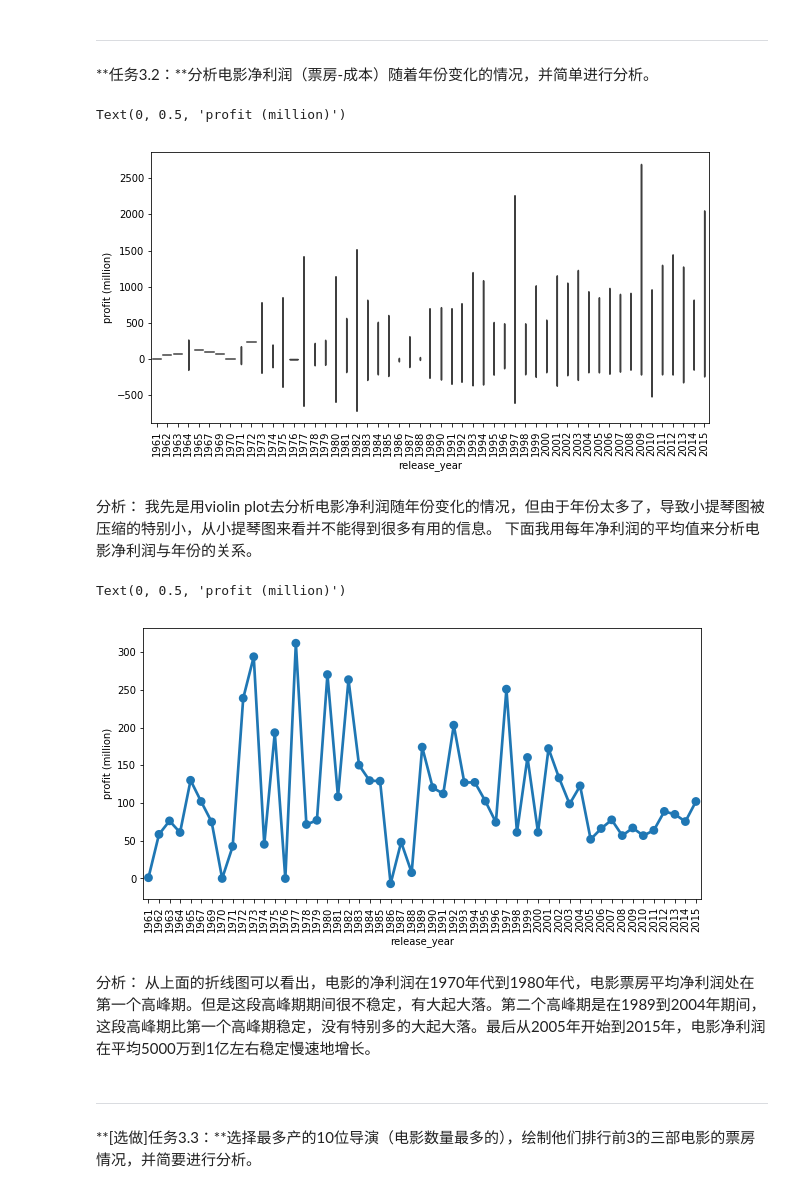
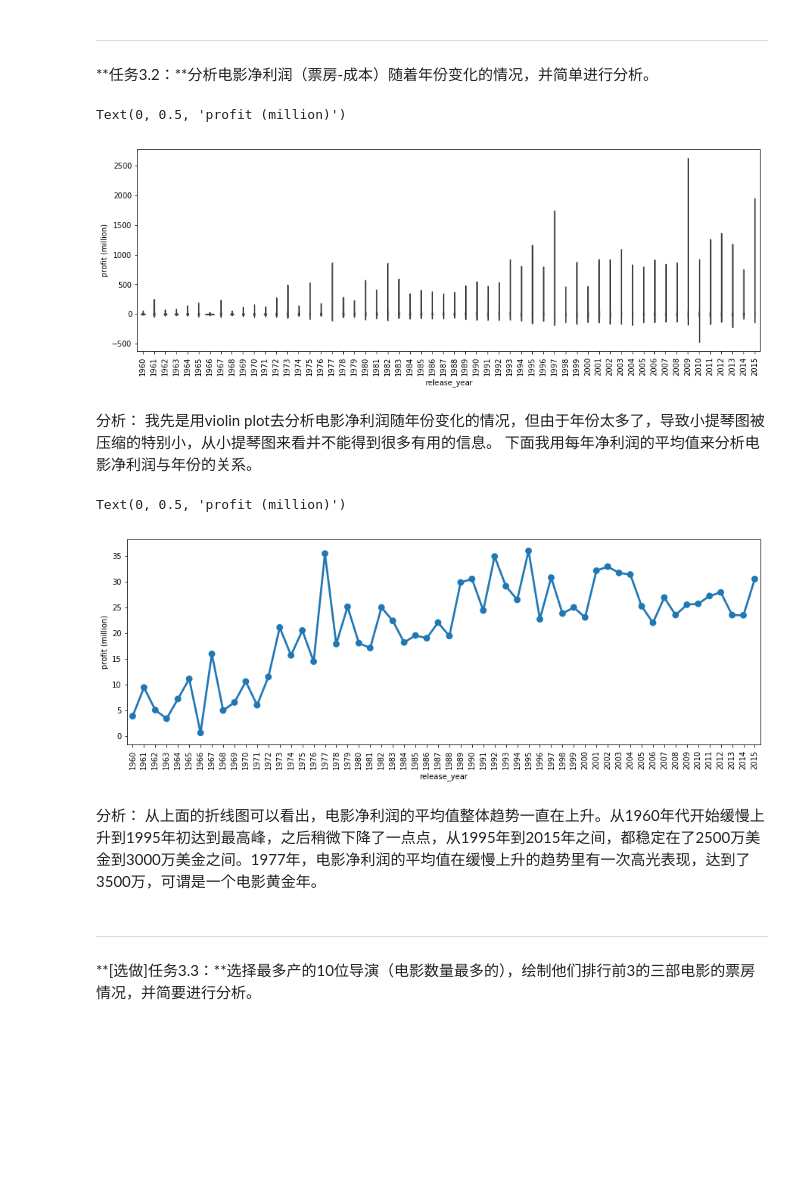
Before and after one commit to lostsonsun/udacity, a Jupyter notebook: P2_Explore_Movie_Dataset/Explore Movie Dataset.ipynb, the cells around one changed output. Cells and saved outputs as stored; diff of their text form; code cells hidden in the pictures; blank space fills up the shorter version.

```diff
--- a/P2_Explore_Movie_Dataset/Explore Movie Dataset.ipynb
+++ b/P2_Explore_Movie_Dataset/Explore Movie Dataset.ipynb
@@ -81,6 +81,6 @@ movie_data.describe()
 任务：使用适当的方法来清理空值，并将得到的数据保存。
 # %%
 #用clean_md来保存清理完成的数据
-clean_md = movie_data.dropna()
-clean_md
+clean_md = movie_data.replace([None], 'Unknown')
+clean_md.info()
 # %% [output]
@@ -234,15 +233,15 @@ sb.barplot(y = most_popular_movies['original_title'], x = most_popular_movies['p
 # %%
 #求出利润，单位换算为百万
 profit = (clean_md['revenue'] -  clean_md['budget'])/(10 ** 6)
 
-plt.figure(figsize = [10, 5])
+plt.figure(figsize = [15, 5])
 
 sb.violinplot(data = clean_md, x = 'release_year', y = profit, color = base_color, inner = None)
 plt.xticks(rotation = 90)
 plt.ylabel('profit (million)')
 # %% [output]
 Text(0, 0.5, 'profit (million)')
-[figure, old version]
+[figure, new version]
 # %% [markdown]
 分析：
 我先是用violin plot去分析电影净利润随年份变化的情况，但由于年份太多了，导致小提琴图被压缩的特别小，从小提琴图来看并不能得到很多有用的信息。
@@ -254,16 +253,16 @@ average_budget = clean_md.groupby(['release_year']).budget.agg('mean')
 average_profit = (average_revenue - average_budget) / (10 ** 6)
 
 #画出净利润的平均值与年份的折线图
-plt.figure(figsize = [10, 5])
+plt.figure(figsize = [15, 5])
 sb.pointplot(x = average_profit.index, y = average_profit)
 plt.xticks(rotation = 90)
 plt.ylabel('profit (million)')
 # %% [output]
 Text(0, 0.5, 'profit (million)')
-[figure, old version]
+[figure, new version]
-# %% [markdown]
-分析：
-从上面的折线图可以看出，电影的净利润在1970年代到1980年代，电影票房平均净利润处在第一个高峰期。但是这段高峰期期间很不稳定，有大起大落。第二个高峰期是在1989到2004年期间，这段高峰期比第一个高峰期稳定，没有特别多的大起大落。最后从2005年开始到2015年，电影净利润在平均5000万到1亿左右稳定慢速地增长。
+# %% [markdown]
+分析：
+从上面的折线图可以看出，电影净利润的平均值整体趋势一直在上升。从1960年代开始缓慢上升到1995年初达到最高峰，之后稍微下降了一点点，从1995年到2015年之间，都稳定在了2500万美金到3000万美金之间。1977年，电影净利润的平均值在缓慢上升的趋势里有一次高光表现，达到了3500万，可谓是一个电影黄金年。
 # %% [markdown]
 ---
 
```
Also changed, not shown: parts of 4 cells of this notebook, 2 other files.
